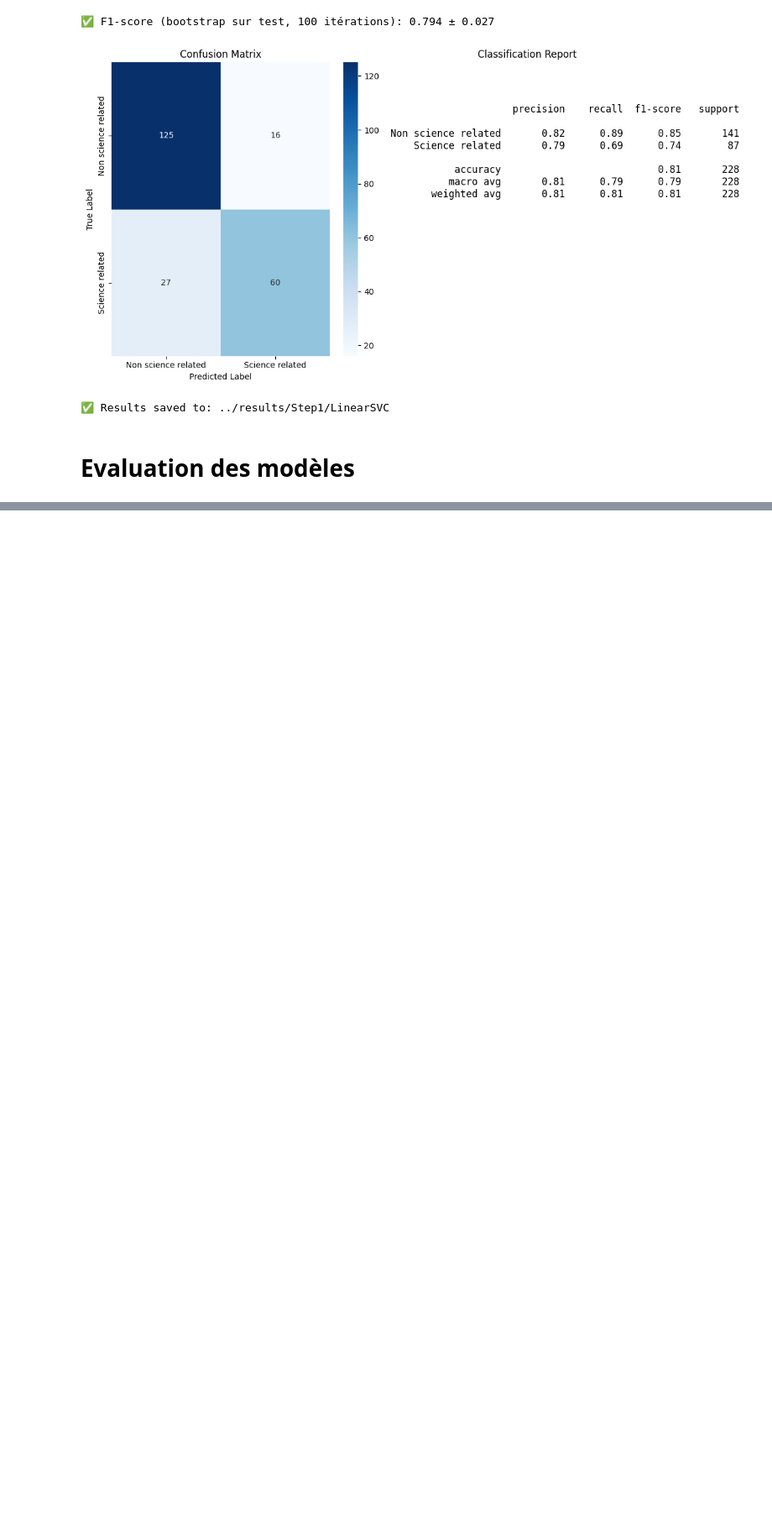
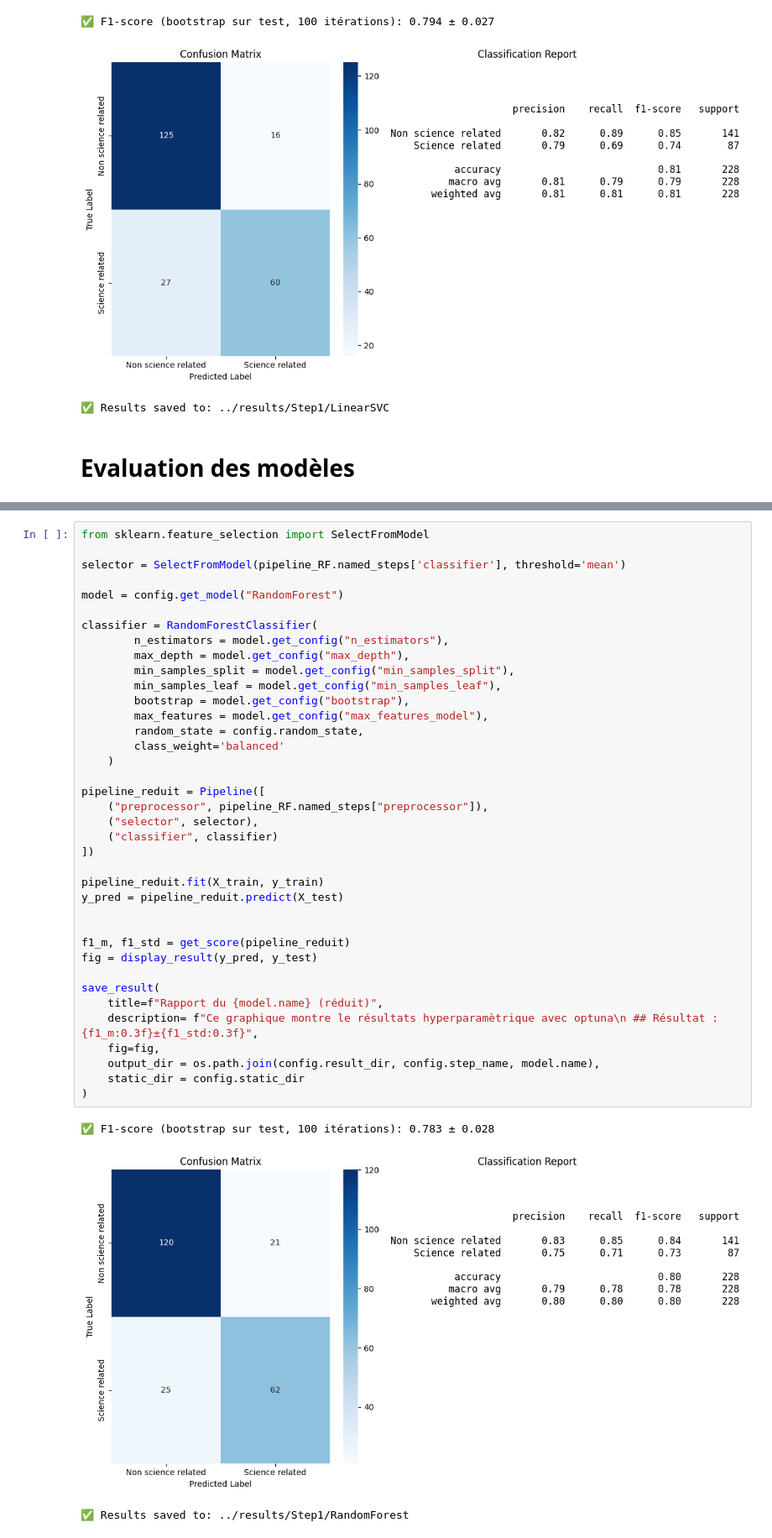
Before and after one commit to AllanDwyre/Scitweets, a Jupyter notebook: src/step1.ipynb, the cells around one changed output, grey strips where cells are left out. Shown at 84% size. Saved outputs shown, nothing was run; the diff lists cells and outputs as text; blank space fills up the shorter version.

```diff
--- a/src/step1.ipynb
+++ b/src/step1.ipynb
@@ -801,0 +788,42 @@ text__use: 0.0048
+# %%
+from sklearn.feature_selection import SelectFromModel
+
+selector = SelectFromModel(pipeline_RF.named_steps['classifier'], threshold='mean')
+
+model = config.get_model("RandomForest")
+
+classifier = RandomForestClassifier(
+		n_estimators = model.get_config("n_estimators"),
+		max_depth = model.get_config("max_depth"),
+		min_samples_split = model.get_config("min_samples_split"),
+		min_samples_leaf = model.get_config("min_samples_leaf"),
+		bootstrap = model.get_config("bootstrap"),
+		max_features = model.get_config("max_features_model"),
+		random_state = config.random_state,
+		class_weight='balanced'
+	)
+
+pipeline_reduit = Pipeline([
+    ("preprocessor", pipeline_RF.named_steps["preprocessor"]),
+    ("selector", selector),
+    ("classifier", classifier)
+])
+
+pipeline_reduit.fit(X_train, y_train)
+y_pred = pipeline_reduit.predict(X_test)
+
+
+f1_m, f1_std = get_score(pipeline_reduit)
+fig = display_result(y_pred, y_test)
+
+save_result(
+	title=f"Rapport du {model.name} (réduit)",
+    description= f"Ce graphique montre le résultats hyperparamètrique avec optuna\n ## Résultat : {f1_m:0.3f}±{f1_std:0.3f}",
+    fig=fig,
+	output_dir = os.path.join(config.result_dir, config.step_name, model.name),
+	static_dir = config.static_dir
+)
+# %% [output]
+✅ F1-score (bootstrap sur test, 100 itérations): 0.783 ± 0.028
+[figure, added]
+✅ Results saved to: ../results/Step1/RandomForest
```
Also changed, not shown: parts of 4 cells of this notebook, 14 other files.
